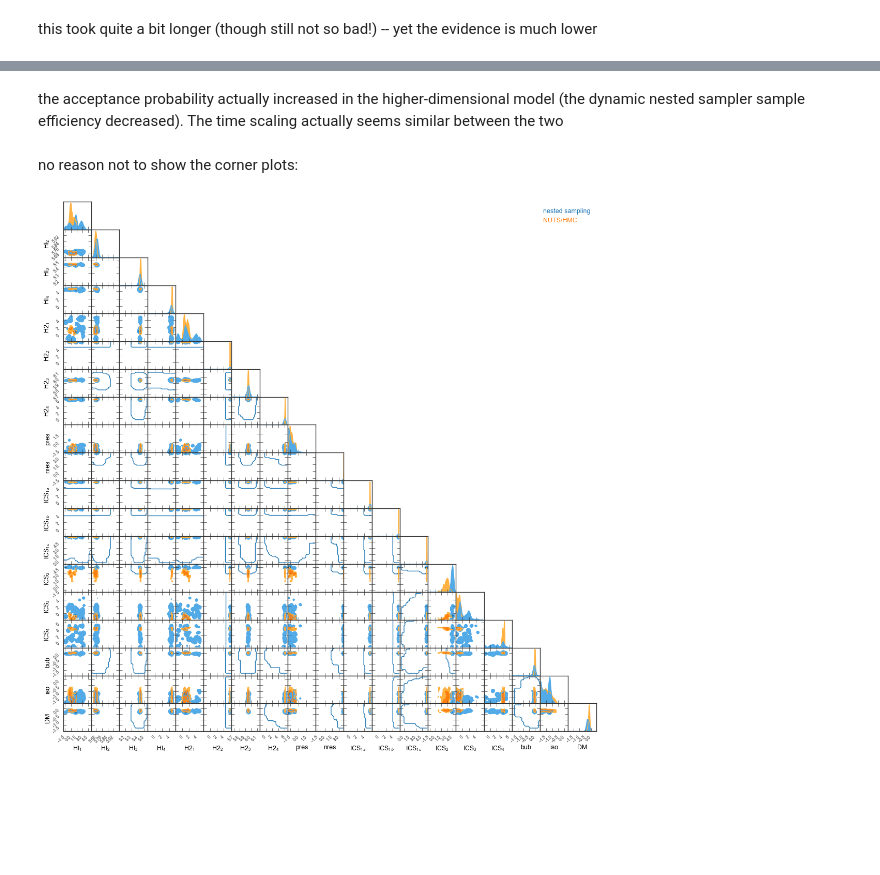
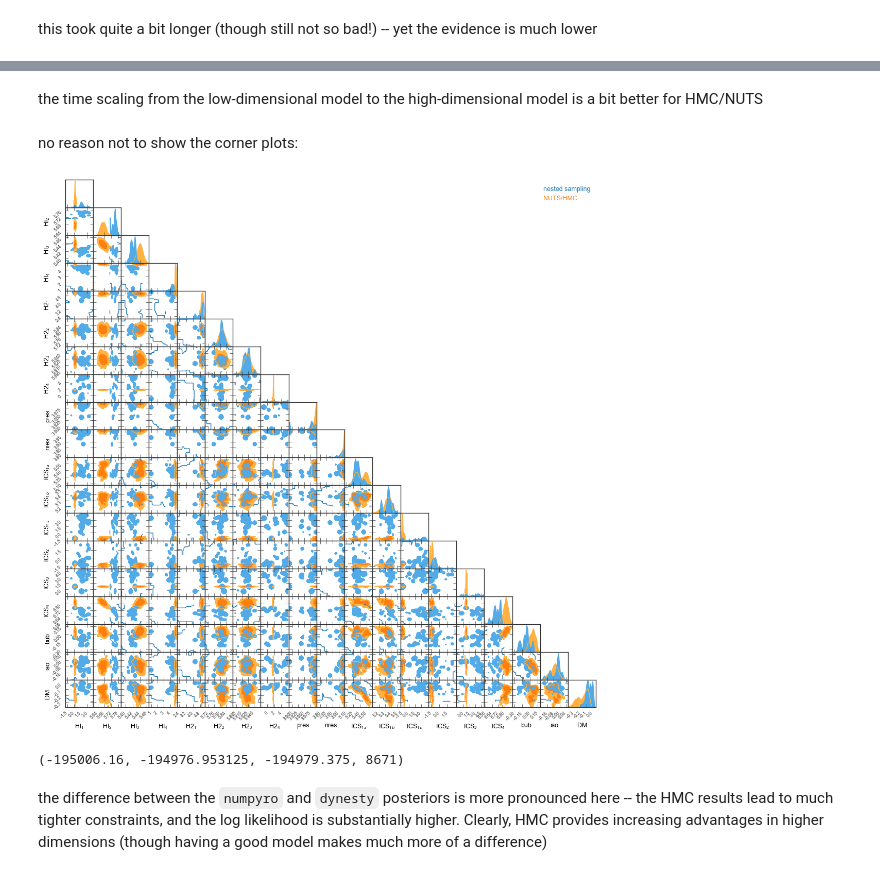
Before and after one commit to samueldmcdermott/gcepy, a Jupyter notebook: gce_samplers.ipynb, the cells around one changed output, grey strips where cells are left out. Drawn from its saved outputs; the diff is of its cells as text; code cells hidden in the pictures; blank space fills up the shorter version.

```diff
--- a/gce_samplers.ipynb
+++ b/gce_samplers.ipynb
@@ -193,7 +192,7 @@ h_sampler_nr = nr.infer.MCMC(nr.infer.NUTS(potential_fn = lambda t: -hm.jjlnprob
 
 h_sampler_nr.run(rng_key, init_params = h_sampler_dn.results.samples[-1])
 # %% [markdown]
-the acceptance probability actually increased in the higher-dimensional model (the dynamic nested sampler sample efficiency decreased). The time scaling actually seems similar between the two
+the time scaling from the low-dimensional model to the high-dimensional model is a bit better for HMC/NUTS
 # %% [markdown]
 no reason not to show the corner plots:
 # %%
@@ -204,13 +203,16 @@ h_names=['HI$_{1}$', 'HI$_{2}$', 'HI$_{3}$', 'HI$_{4}$', 'H2$_{1}$', 'H2$_{2}$',
         'H2$_{3}$', 'H2$_{4}$', 'pres', 'nres', 'ICS$_{1a}$', 'ICS$_{1b}$',
        'ICS$_{1c}$', 'ICS$_{2}$', 'ICS$_{3}$', 'ICS$_{4}$', 'bub', 'iso', 'DM']
 # %%
-burn_in = h_sampler_dn.results.niter//3
-pygtc.plotGTC(chains = [h_sampler_dn.results.samples[burn_in:], h_samples_nr],
-              weights = [jnp.exp(h_sampler_dn.results.logl[burn_in:] - h_sampler_dn.results.logl.max()),
-                         jnp.ones(len(samples_nr))],
+pygtc.plotGTC(chains = [h_sampler_dn.results.samples_equal(), h_samples_nr],
               chainLabels = ['nested sampling', 'NUTS/HMC'],
               paramNames = h_names, #paramRanges = [list(x) for x in bounds[:-1]],
              )
 plt.show()
 # %% [output]
-[figure, old version]
+[figure, new version]
+# %%
+h_sampler_dn.results.logl[-1], float(h_lls_nr.max()), float(-h_sampler_nr.last_state.potential_energy), int(h_lls_nr.argmax())
+# %% [output]
+(-195006.16, -194976.953125, -194979.375, 8671)
+# %% [markdown]
+the difference between the `numpyro` and `dynesty` posteriors is more pronounced here -- the HMC results lead to much tighter constraints, and the log likelihood is substantially higher. Clearly, HMC provides increasing advantages in higher dimensions (though having a good model makes much more of a difference)
```
Also changed, not shown: parts of 23 cells of this notebook.
